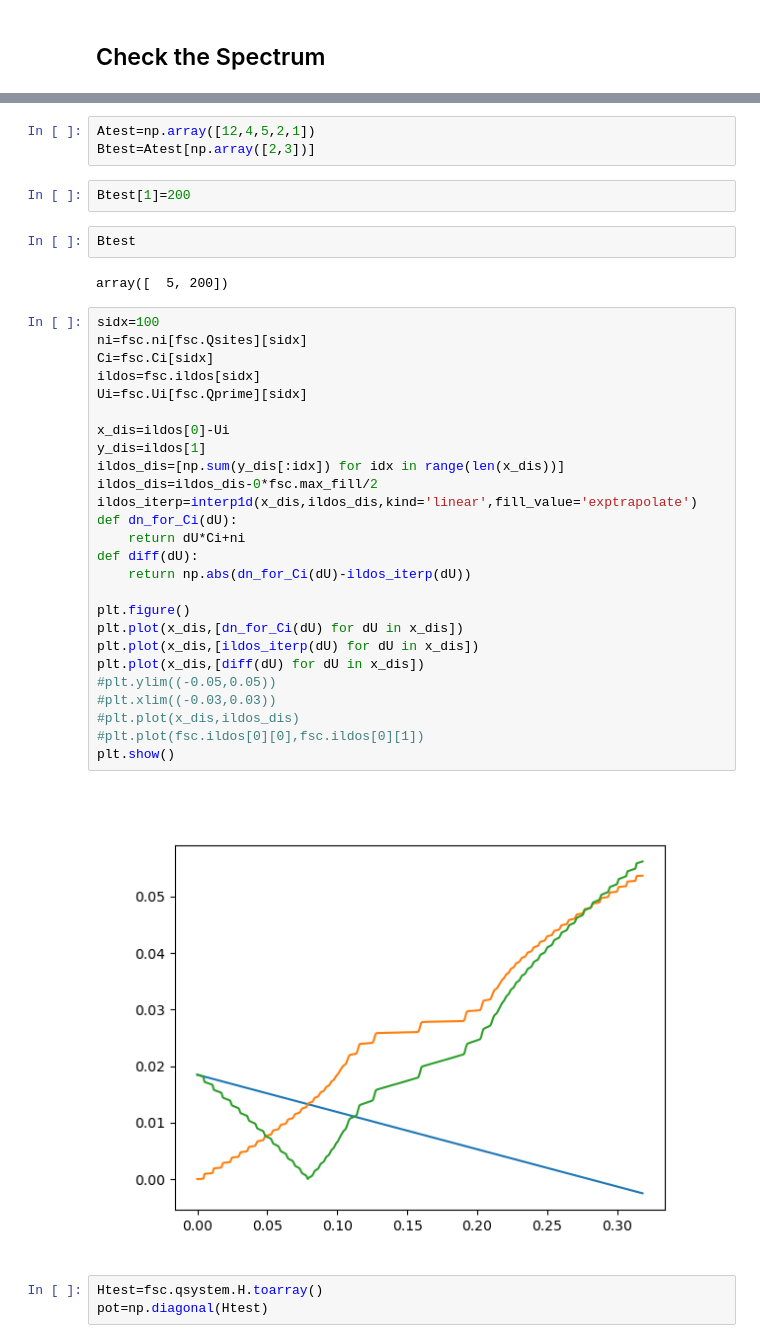
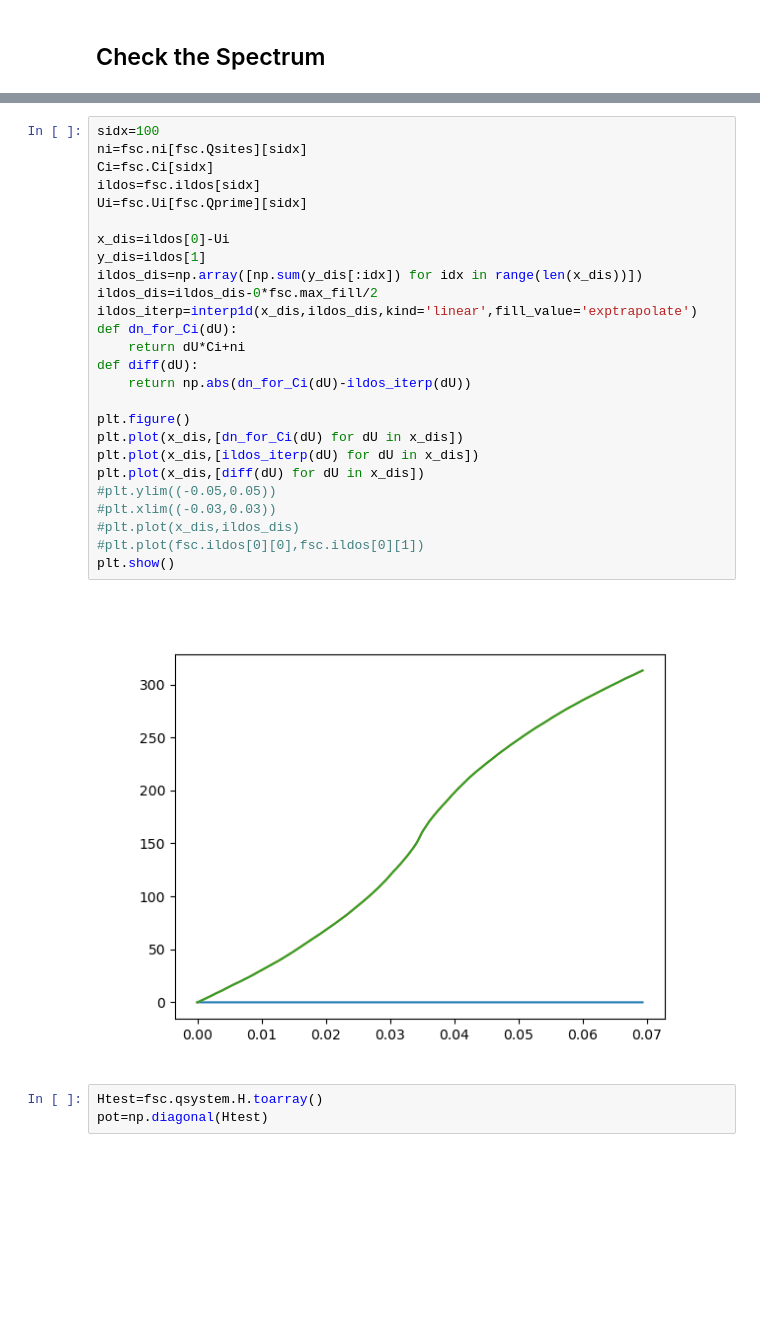
Before and after one commit to yzhaoo/EQuantum, a Jupyter notebook: squaregate.ipynb, the cells around one changed output, grey strips where cells are left out. Cells and saved outputs as stored; diff of their text form; blank space fills up the shorter version.

```diff
--- a/squaregate.ipynb
+++ b/squaregate.ipynb
@@ -178,40 +173,31 @@ plt.show()
-# %%
-Atest=np.array([12,4,5,2,1])
-Btest=Atest[np.array([2,3])]
-# %%
-Btest[1]=200
-# %%
-Btest
-# %% [output]
-array([  5, 200])
 # %%
 sidx=100
 ni=fsc.ni[fsc.Qsites][sidx]
 Ci=fsc.Ci[sidx]
 ildos=fsc.ildos[sidx]
 Ui=fsc.Ui[fsc.Qprime][sidx]
 
 x_dis=ildos[0]-Ui
 y_dis=ildos[1]
-ildos_dis=[np.sum(y_dis[:idx]) for idx in range(len(x_dis))]
+ildos_dis=np.array([np.sum(y_dis[:idx]) for idx in range(len(x_dis))])
 ildos_dis=ildos_dis-0*fsc.max_fill/2
 ildos_iterp=interp1d(x_dis,ildos_dis,kind='linear',fill_value='exptrapolate')
 def dn_for_Ci(dU):
     return dU*Ci+ni
 def diff(dU):
     return np.abs(dn_for_Ci(dU)-ildos_iterp(dU))
 
 plt.figure()
 plt.plot(x_dis,[dn_for_Ci(dU) for dU in x_dis])
 plt.plot(x_dis,[ildos_iterp(dU) for dU in x_dis])
 plt.plot(x_dis,[diff(dU) for dU in x_dis])
 #plt.ylim((-0.05,0.05))
 #plt.xlim((-0.03,0.03))
 #plt.plot(x_dis,ildos_dis)
 #plt.plot(fsc.ildos[0][0],fsc.ildos[0][1])
 plt.show()
 # %% [output]
-[figure, old version]
+[figure, new version]
 # %%
 Htest=fsc.qsystem.H.toarray()
 pot=np.diagonal(Htest)
```
Also changed, not shown: parts of 12 cells of this notebook, 7 other files.
